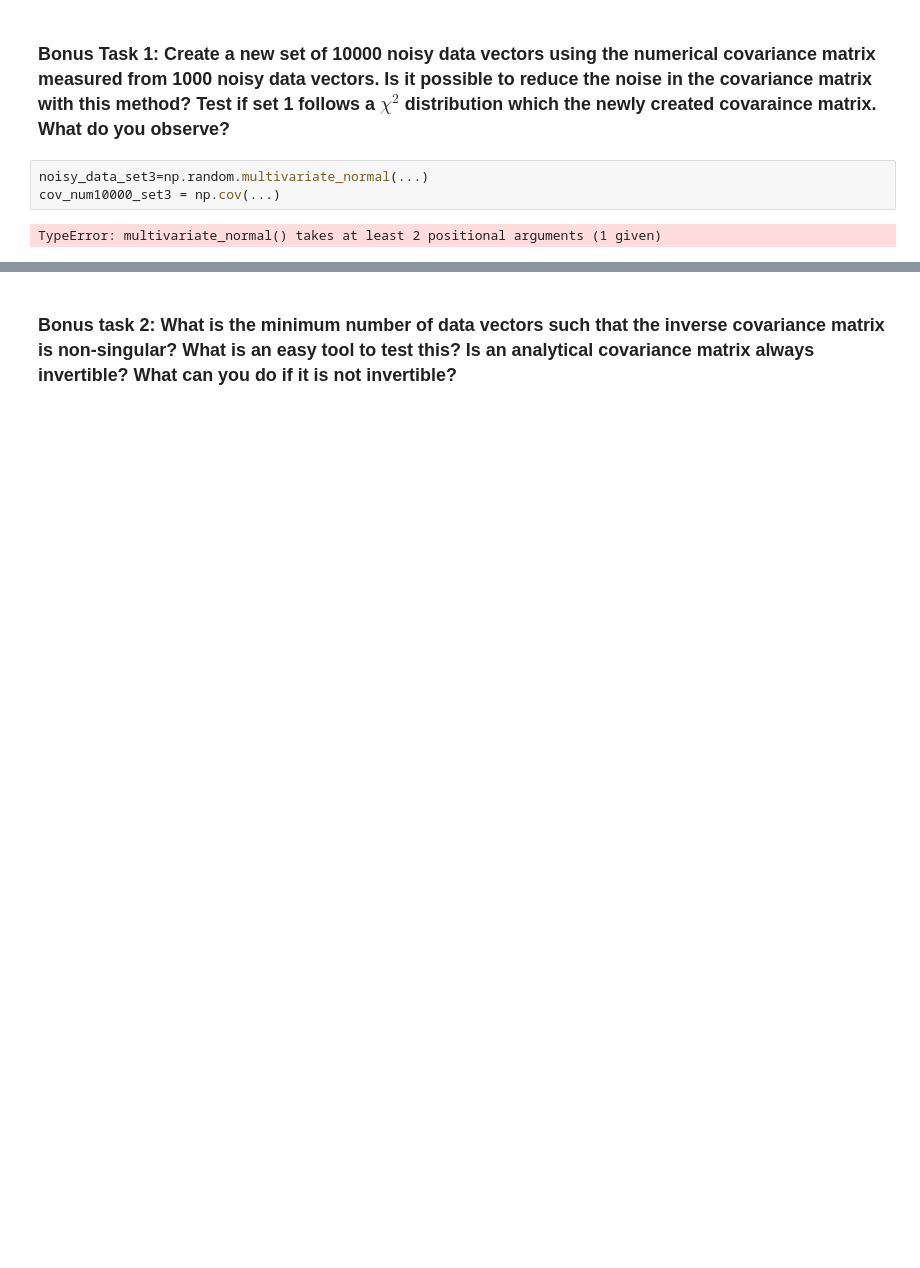
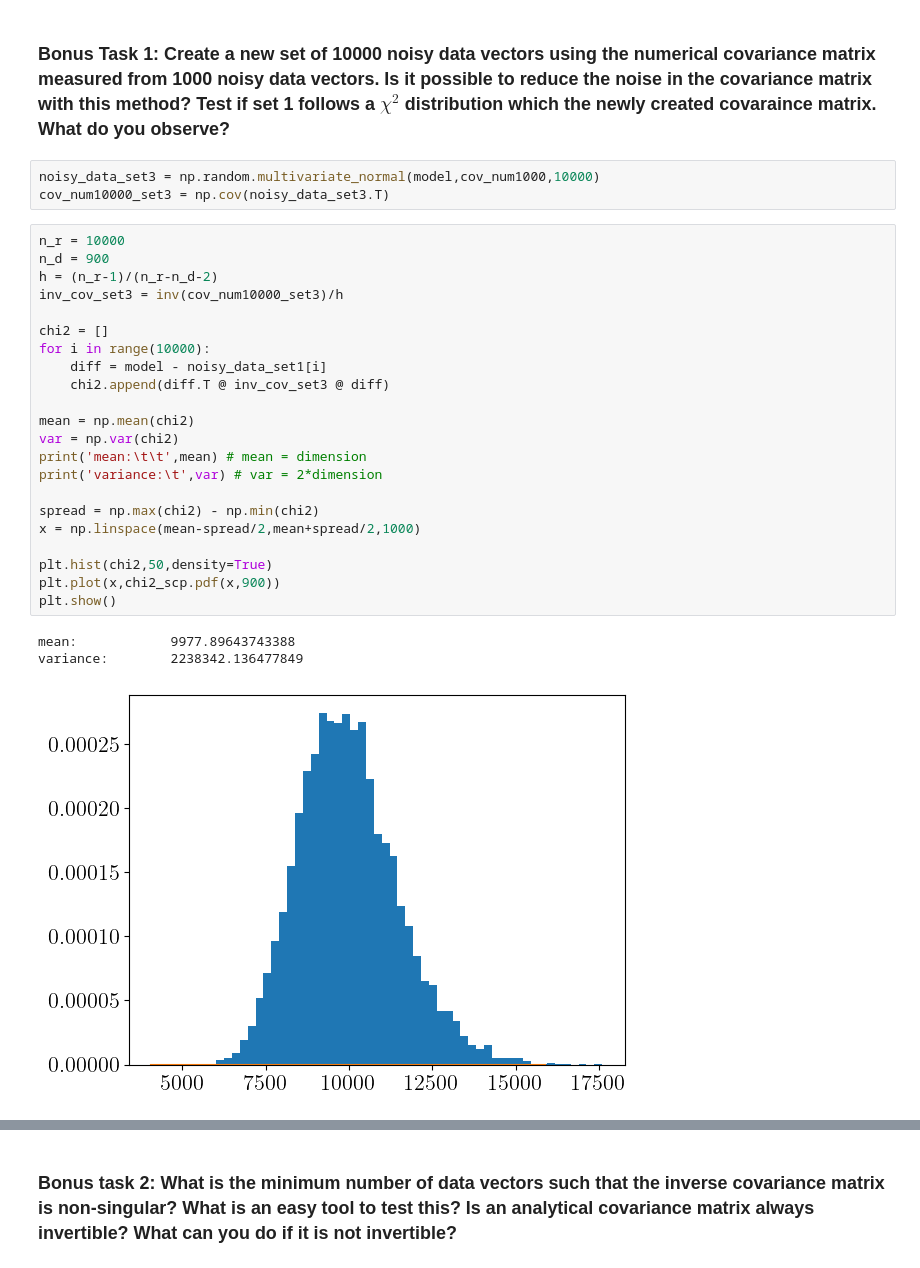
Before and after one commit to Rashaad-Reid/UWAstroStats, a Jupyter notebook: projects/2ptstat-analysis/assignments/assignment1.ipynb, the cells around one changed output, grey strips where cells are left out. Saved outputs shown, nothing was run; the diff lists cells and outputs as text; blank space fills up the shorter version.

```diff
--- a/projects/2ptstat-analysis/assignments/assignment1.ipynb
+++ b/projects/2ptstat-analysis/assignments/assignment1.ipynb
@@ -486,7 +486,31 @@ variance:        1324.3734555877402
 # %% [markdown]
 ### Bonus Task 1: Create a new set of 10000 noisy data vectors using the numerical covariance matrix measured from 1000 noisy data vectors. Is it possible to reduce the noise in the covariance matrix with this method? Test if set 1 follows a $\chi^2$ distribution which the newly created covaraince matrix. What do you observe?
 # %%
-noisy_data_set3=np.random.multivariate_normal(...)
-cov_num10000_set3 = np.cov(...)
+noisy_data_set3 = np.random.multivariate_normal(model,cov_num1000,10000)
+cov_num10000_set3 = np.cov(noisy_data_set3.T)
-# %% [output]
-TypeError: multivariate_normal() takes at least 2 positional arguments (1 given)
+# %%
+n_r = 10000
+n_d = 900
+h = (n_r-1)/(n_r-n_d-2)
+inv_cov_set3 = inv(cov_num10000_set3)/h
+
+chi2 = []
+for i in range(10000):
+    diff = model - noisy_data_set1[i]
+    chi2.append(diff.T @ inv_cov_set3 @ diff)
+
+mean = np.mean(chi2)
+var = np.var(chi2)
+print('mean:\t\t',mean) # mean = dimension
+print('variance:\t',var) # var = 2*dimension
+
+spread = np.max(chi2) - np.min(chi2)
+x = np.linspace(mean-spread/2,mean+spread/2,1000)
+
+plt.hist(chi2,50,density=True)
+plt.plot(x,chi2_scp.pdf(x,900))
+plt.show()
+# %% [output]
+mean:            9977.89643743388
+variance:        2238342.136477849
+[figure, added]
```
Also changed, not shown: parts of 9 cells of this notebook.
